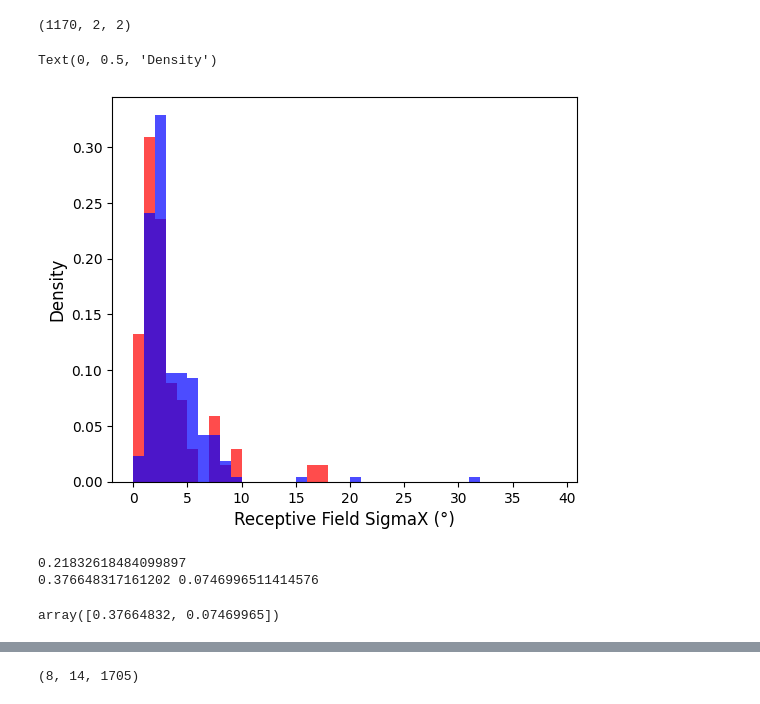
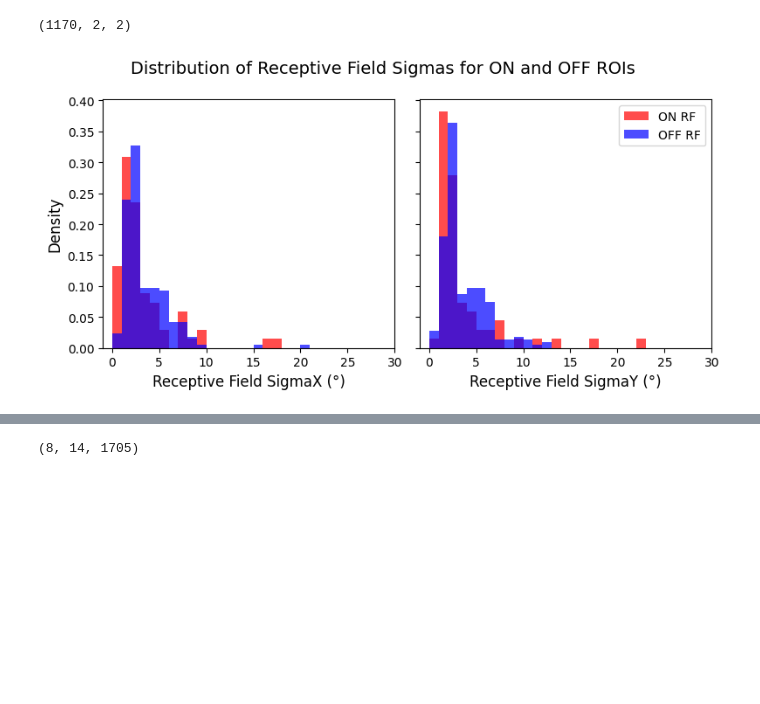
Before and after one commit to naomidonovan1/allen_v1dd, a Jupyter notebook: src/allen_v1dd/demo.ipynb, the cells around one changed output, grey strips where cells are left out. Saved outputs shown, nothing was run; the diff lists cells and outputs as text; code cells hidden in the pictures; blank space fills up the shorter version.

Commit message:
on / off subfield center density plots + 2P map colored by on / off center position in visual space

```diff
--- a/src/allen_v1dd/demo.ipynb
+++ b/src/allen_v1dd/demo.ipynb
@@ -152,34 +152,26 @@ rf_sigmas.shape
 # %% [output]
 (1170, 2, 2)
 # %%
-fig, ax = plt.subplots(figsize=(6, 5))
+fig, ax = plt.subplots(1, 2, figsize=(8, 4), sharex=True, sharey=True)
 
 on_rois, _, _, = np.where(lsn.receptive_fields[:, 0, :, :])
 off_rois, _, _ = np.where(lsn.receptive_fields[:, 1, :, :])
 
-bins = np.arange(0, 40, 1)
+bins = np.arange(0, 150, 1)
 
-ax.hist(rf_sigmas[on_rois, 0, 0] * 9.3, bins=bins, alpha=0.7, density=True, label='ON RF Sigmas', color='red')
-ax.hist(rf_sigmas[off_rois, 1, 0]*9.3, bins=bins, alpha=0.7, density=True, label='OFF RF Sigmas', color='blue')
+ax[0].hist(rf_sigmas[on_rois, 0, 0] * 9.3, bins=bins, alpha=0.7, density=True, label='ON RF', color='red')
+ax[0].hist(rf_sigmas[off_rois, 1, 0] * 9.3, bins=bins, alpha=0.7, density=True, label='OFF RF', color='blue')
+ax[0].set_xlabel("Receptive Field SigmaX (°)", fontsize=12)
+ax[0].set_ylabel("Density", fontsize=12)
 
-ax.set_xlabel("Receptive Field SigmaX (°)", fontsize=12)
-ax.set_ylabel("Density", fontsize=12)
+
+ax[1].hist(rf_sigmas[on_rois, 0, 1] * 9.3, bins=bins, alpha=0.7, density=True, label='ON RF', color='red')
+ax[1].hist(rf_sigmas[off_rois, 1, 1] * 9.3, bins=bins, alpha=0.7, density=True, label='OFF RF', color='blue')
+ax[1].set_xlabel("Receptive Field SigmaY (°)", fontsize=12)
+ax[1].set_xlim(-1, 30)
+
+plt.suptitle("Distribution of Receptive Field Sigmas for ON and OFF ROIs", fontsize=14)
+plt.legend()
+plt.tight_layout()
 # %% [output]
-Text(0, 0.5, 'Density')
-[figure, old version]
+[figure, new version]
-# %%
-popt, pcov, fitted_data, r2 = lsn.fit_gaussian(stas[0, 0, :, :])
-print(r2)
-
-amplitude, xo, yo, sigma_x, sigma_y, theta, offset = popt
-
-print(sigma_x, sigma_y)
-
-# popt returns amplitude, xo, yo, sigma_x, sigma_y, theta, offset
-# %% [output]
-0.21832618484099897
-0.376648317161202 0.0746996511414576
-# %%
-popt[3:5]
-# %% [output]
-array([0.37664832, 0.07469965])
```
Also changed, not shown: parts of 16 cells of this notebook.
